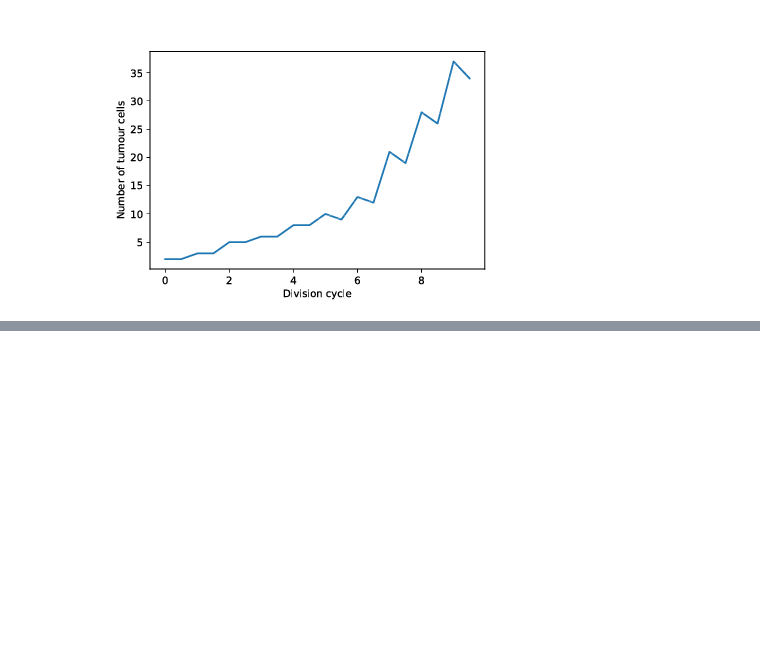
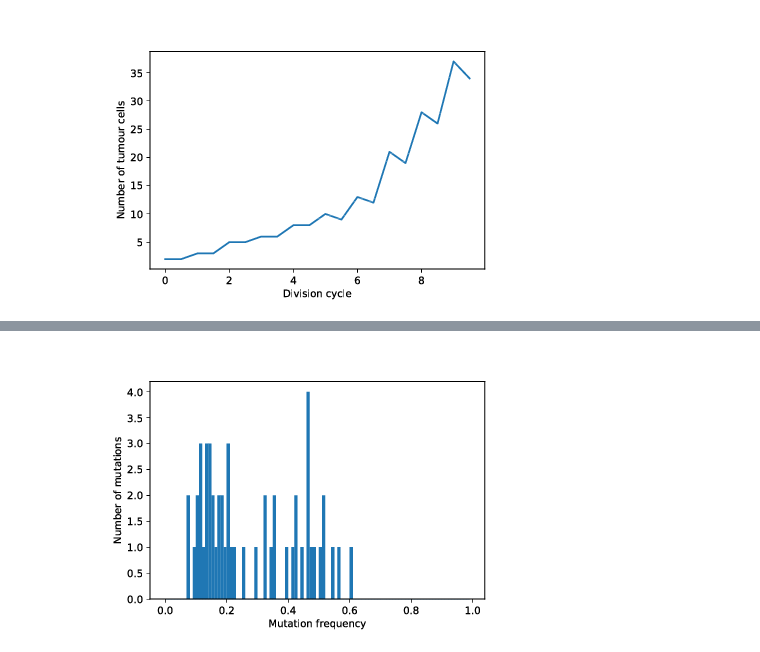
Before and after one commit to mpievolbio-scicomp/cancer_sim, a Jupyter notebook: docs/source/include/notebooks/quickstart_example.ipynb, the cells around one changed output, grey strips where cells are left out. Cells and saved outputs as stored; diff of their text form; code cells hidden in the pictures; blank space fills up the shorter version.

```diff
--- a/docs/source/include/notebooks/quickstart_example.ipynb
+++ b/docs/source/include/notebooks/quickstart_example.ipynb
@@ -69,0 +66,4 @@ display(img)
+# %%
+display(WImage(filename=os.path.join(cancer_sim.outdir,'cancer_1', 'simOutput', 'sampleHistogram_7_13.pdf')))
+# %% [output]
+[figure, added]
```
Also changed, not shown: parts of 6 cells of this notebook, 4 other files.
